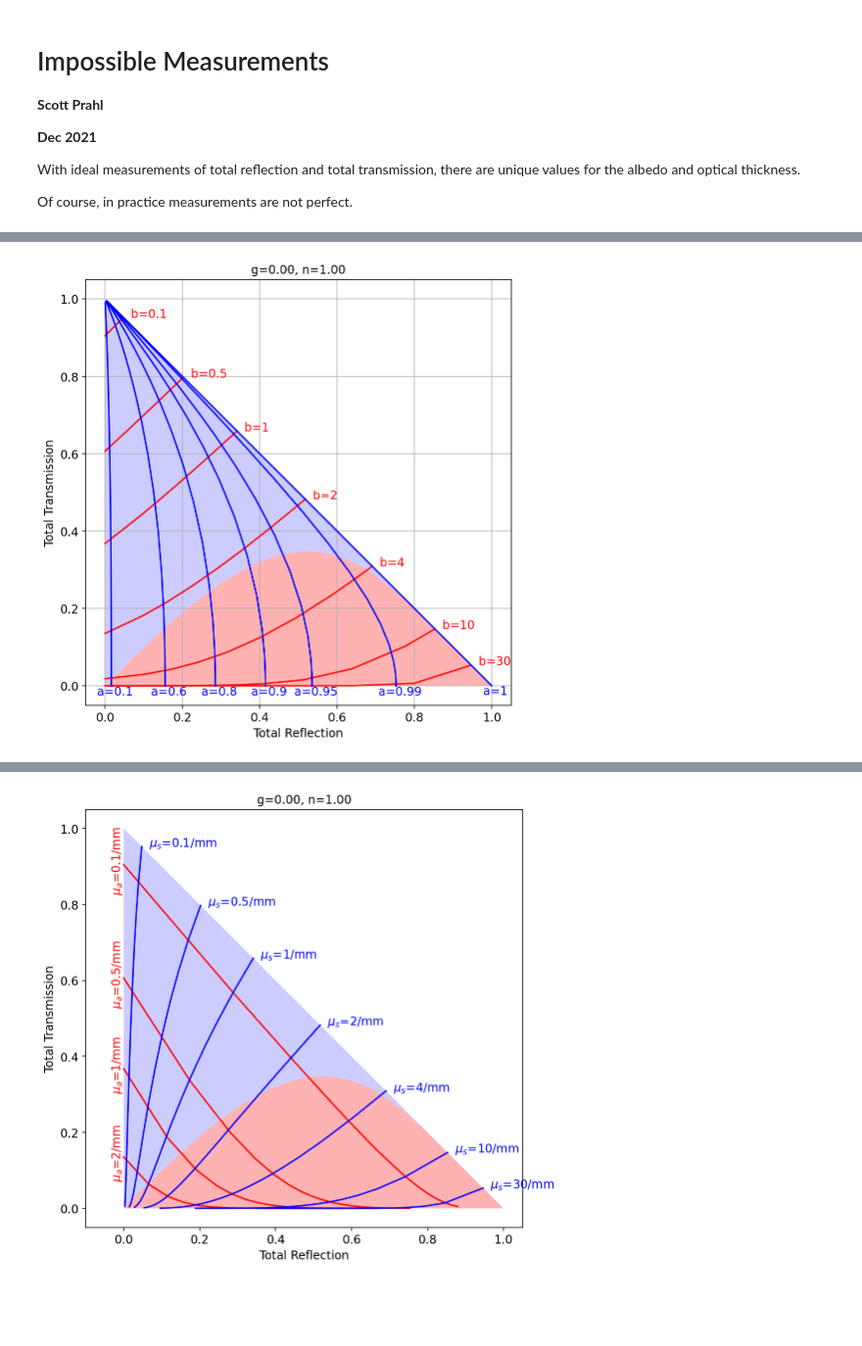
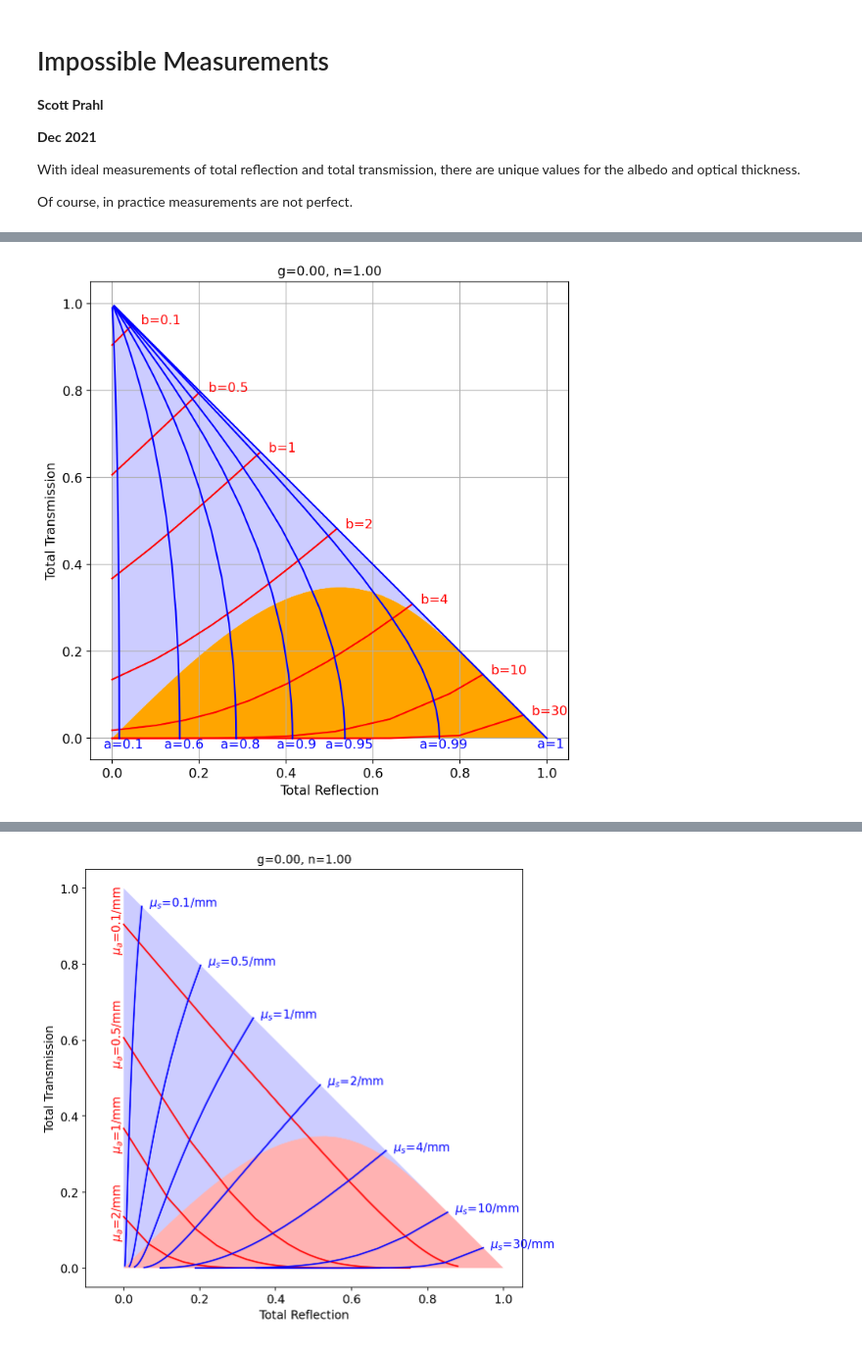
Before and after one commit to scottprahl/iadpython, a Jupyter notebook: docs/impossible.ipynb, the cells around one changed output, grey strips where cells are left out. Shown: that part at 98% size. Cells and saved outputs as stored; diff of their text form; code cells hidden in the pictures; blank space fills up the shorter version.

```diff
--- a/docs/impossible.ipynb
+++ b/docs/impossible.ipynb
@@ -36,6 +36,6 @@ def scattered_polygon(g=0,n=1,quad_pts=4):
     xy = scattered_light(g, n, quad_pts)
     xy = np.append(xy, np.array([[0,0]]), axis=0)
 
-    return plt.Polygon(xy, facecolor='r', alpha=0.3)
+    return plt.Polygon(xy, facecolor='orange', alpha=1)
 # %% [markdown]
 ## Index matched case
@@ -68,44 +81,52 @@ plt.show()
 # %%
-n=1.0
-g=0.0
+n = 1.0
+g = 0.0
 
 
-plt.figure(figsize=(8,8))
+plt.figure(figsize=(8, 8))
 
 s = iad.Sample(g=g, n=n)
-s.a = np.sqrt(1-np.linspace(1,0,10)**2)
+s.a = np.sqrt(1 - np.linspace(1, 0, 10) ** 2)
 
-for b in [ 0.1,  1, 0.5, 2, 4, 10, 30]:
+for b in [0.1, 1, 0.5, 2, 4, 10, 30]:
     s.b = b
     UR1, UT1, _, _ = s.rt()
 
-    plt.plot(UR1, UT1,'r', markersize=2)
-    plt.text(UR1[-1], UT1[-1],"  b=%g"%s.b,fontsize=12,color='red')
+    plt.plot(UR1, UT1, "r", markersize=2)
+    plt.text(UR1[-1], UT1[-1], "  b=%g" % s.b, fontsize=12, color="red")
 
-s.b = np.logspace(-2,4,50)
-for a in [0.1, 0.6, 0.8, 0.9, 0.95, 0.99,1]:
+s.b = np.logspace(-2, 4, 50)
+for a in [0.1, 0.6, 0.8, 0.9, 0.95, 0.99, 1]:
     s.a = a
     UR1, UT1, _, _ = s.rt()
-    plt.plot(UR1, UT1,'b', markersize=2)
-    plt.text(UR1[-1], UT1[-1],"  a=%g"%s.a,fontsize=12,ha='center',va='top',color='blue')
+    plt.plot(UR1, UT1, "b", markersize=2)
+    plt.text(
+        UR1[-1],
+        UT1[-1],
+        "  a=%g" % s.a,
+        fontsize=12,
+        ha="center",
+        va="top",
+        color="blue",
+    )
 
 
-plt.gca().add_patch(scattered_polygon(g,n))
-plt.gca().add_patch(unscattered_polygon(g,n))
+plt.gca().add_patch(unscattered_polygon(g, n))
+plt.gca().add_patch(scattered_polygon(g, n))
 
 plt.gca().set_aspect(1)
-plt.xlim(-0.05,1.05)
-plt.ylim(-0.05,1.05)
+plt.xlim(-0.05, 1.05)
+plt.ylim(-0.05, 1.05)
 
-plt.title("g=%.2f, n=%.2f" % (g,n))
-plt.xlabel('Total Reflection',fontsize=12)
-plt.ylabel('Total Transmission',fontsize=12)
+plt.title("g=%.2f, n=%.2f" % (g, n))
+plt.xlabel("Total Reflection", fontsize=12)
+plt.ylabel("Total Transmission", fontsize=12)
 plt.xticks(fontsize=12)
 plt.grid()
 
 plt.yticks(fontsize=12)
 
 plt.show()
 # %% [output]
-[figure, old version]
+[figure, new version]
 # %%
```
Also changed, not shown: parts of 11 cells of this notebook, 16 other files.
